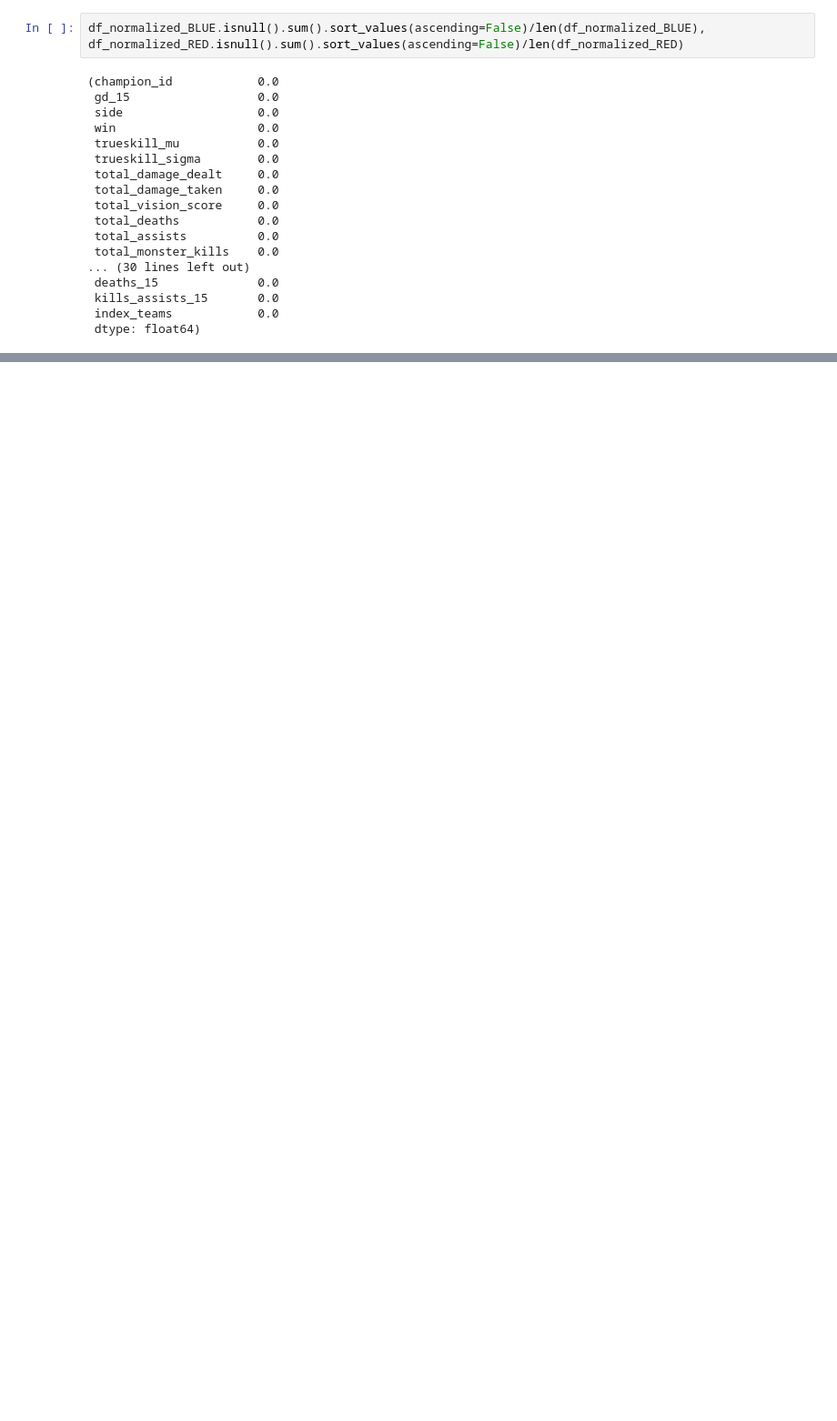
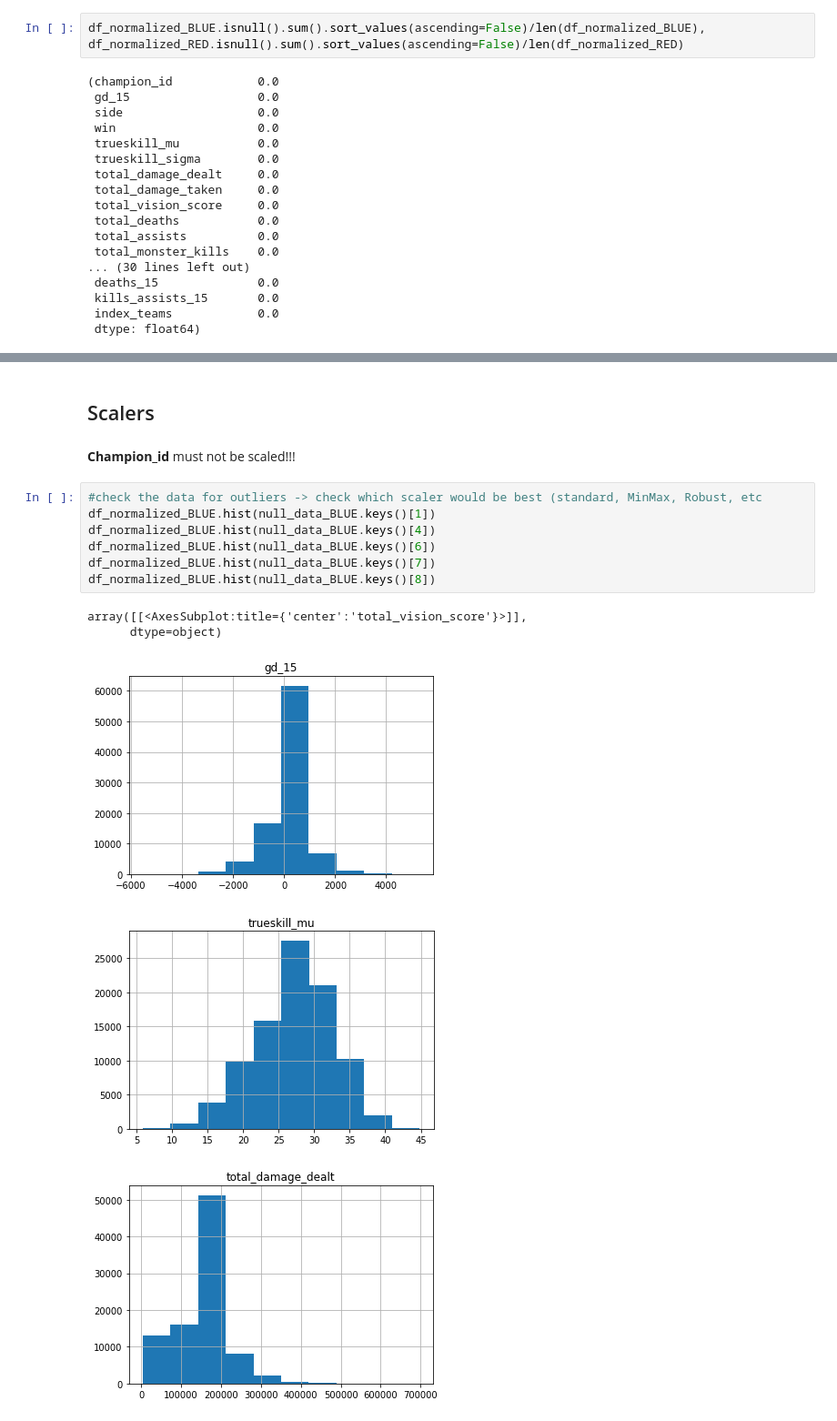
Before and after one commit to stephanyvargas/LoL_winner_predictor, a Jupyter notebook: notebooks/test_data_preprocessing_Stephany.ipynb, the cells around one changed output, grey strips where cells are left out. Shown at 91% size. Cells and saved outputs as stored; diff of their text form; blank space fills up the shorter version.

Commit message:
check for which scaler will be best to use

```diff
--- a/notebooks/test_data_preprocessing_Stephany.ipynb
+++ b/notebooks/test_data_preprocessing_Stephany.ipynb
@@ -482,0 +471,17 @@ Use the df_normalize_BLUE(RED) for and easy ML model -> not include the teams or
+# %% [markdown]
+## Scalers
+# %% [markdown]
+**Champion_id** must not be scaled!!!
+# %%
+#check the data for outliers -> check which scaler would be best (standard, MinMax, Robust, etc
+df_normalized_BLUE.hist(null_data_BLUE.keys()[1])
+df_normalized_BLUE.hist(null_data_BLUE.keys()[4])
+df_normalized_BLUE.hist(null_data_BLUE.keys()[6])
+df_normalized_BLUE.hist(null_data_BLUE.keys()[7])
+df_normalized_BLUE.hist(null_data_BLUE.keys()[8])
+# %% [output]
+array([[<AxesSubplot:title={'center':'total_vision_score'}>]],
+      dtype=object)
+[figure, added]
+[figure, added]
+[figure, added]
```
Also changed, not shown: parts of 35 cells of this notebook.
